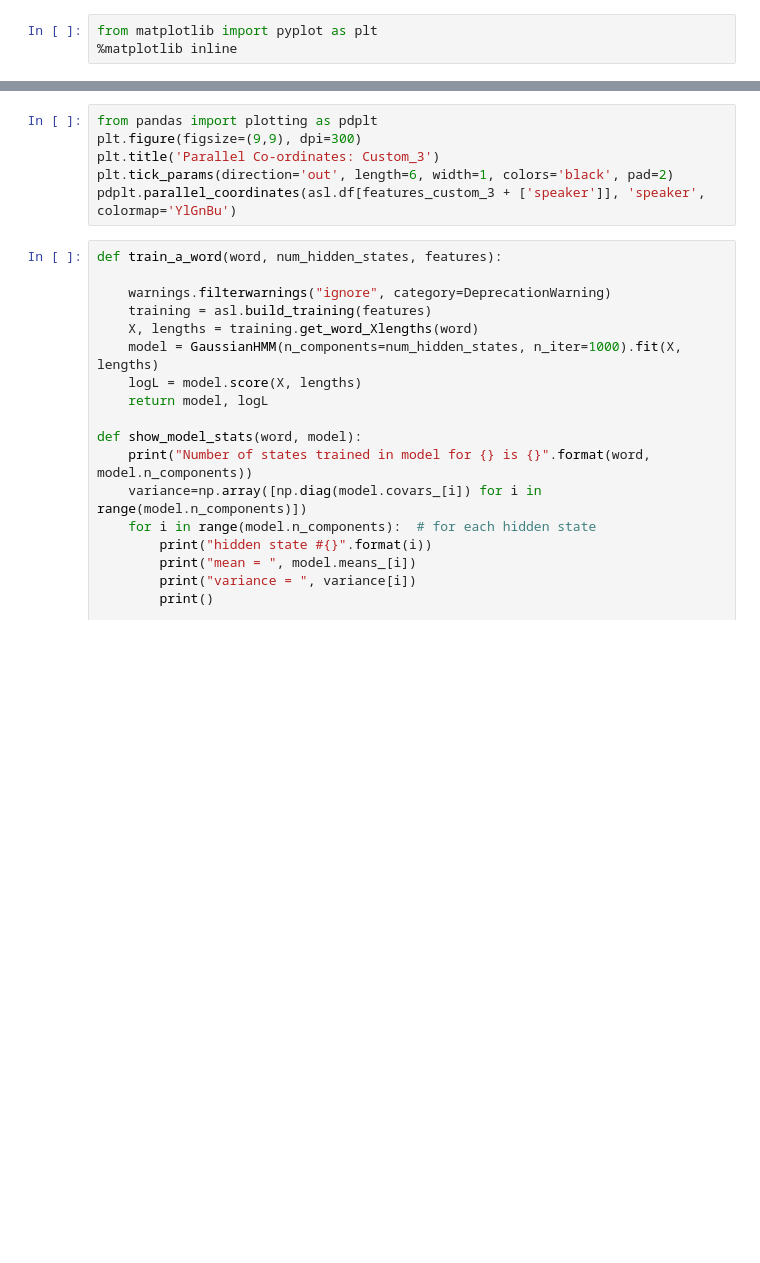
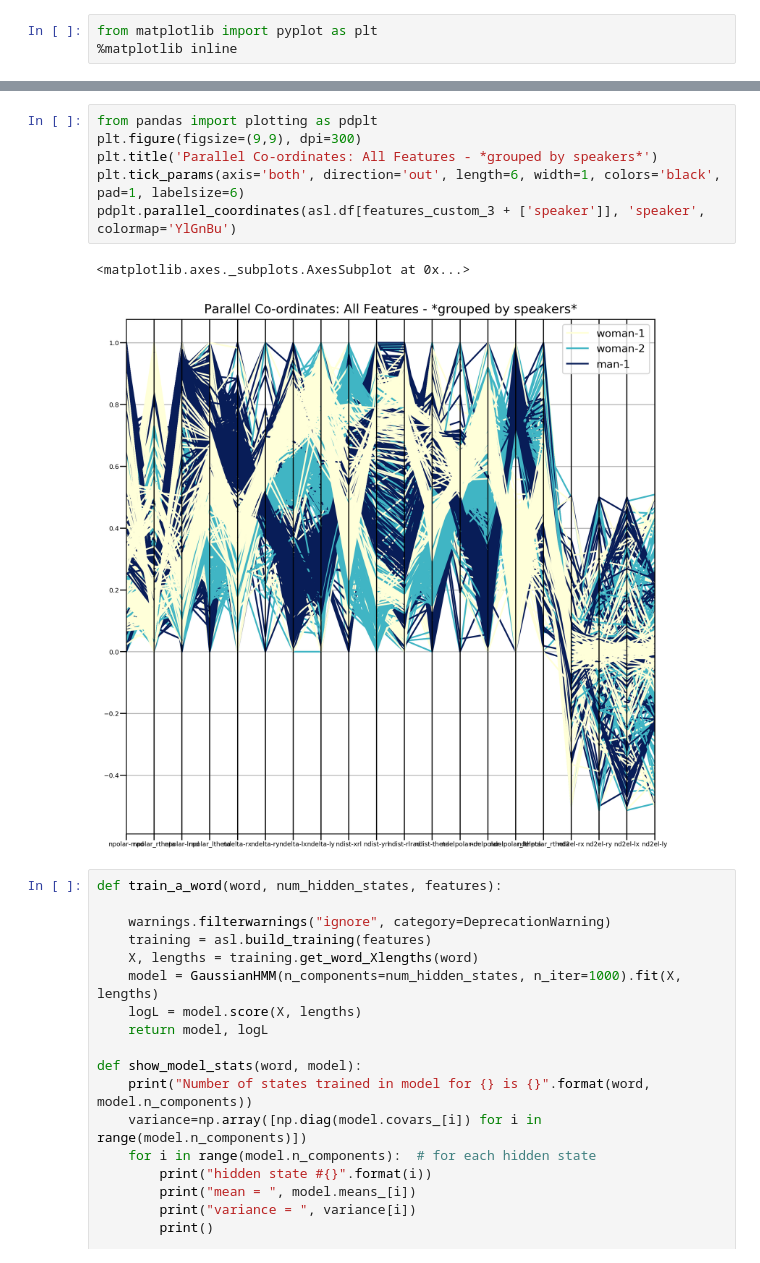
Before and after one commit to learningwithmachines/asl-recognizer, a Jupyter notebook: runs_final.ipynb, the cells around one changed output, grey strips where cells are left out. Cells and saved outputs as stored; diff of their text form; blank space fills up the shorter version.

```diff
--- a/runs_final.ipynb
+++ b/runs_final.ipynb
@@ -170,9 +170,12 @@ sns.heatmap(asl.df[features_custom_3].corr(), annot=True, fmt=".1f", linewidths=
 # %%
 from pandas import plotting as pdplt
 plt.figure(figsize=(9,9), dpi=300)
-plt.title('Parallel Co-ordinates: Custom_3')
-plt.tick_params(direction='out', length=6, width=1, colors='black', pad=2)
+plt.title('Parallel Co-ordinates: All Features - *grouped by speakers*')
+plt.tick_params(axis='both', direction='out', length=6, width=1, colors='black', pad=1, labelsize=6)
 pdplt.parallel_coordinates(asl.df[features_custom_3 + ['speaker']], 'speaker', colormap='YlGnBu')
+# %% [output]
+<matplotlib.axes._subplots.AxesSubplot at 0x...>
+[figure, added]
 # %%
 def train_a_word(word, num_hidden_states, features):
 
```
Also changed, not shown: parts of 5 cells of this notebook, 9 other files.
